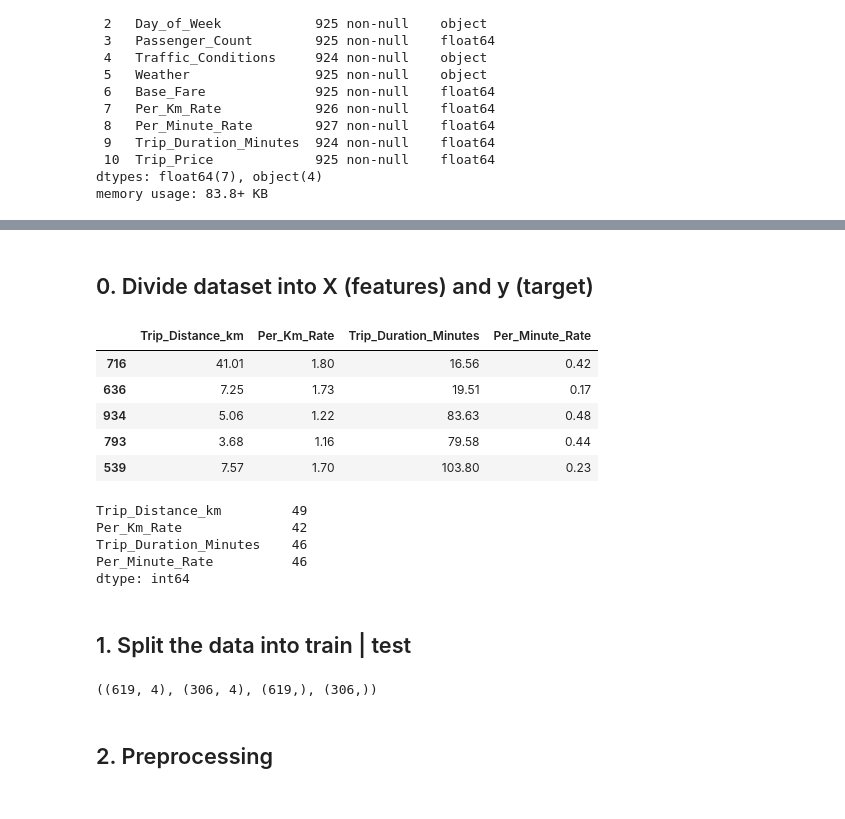
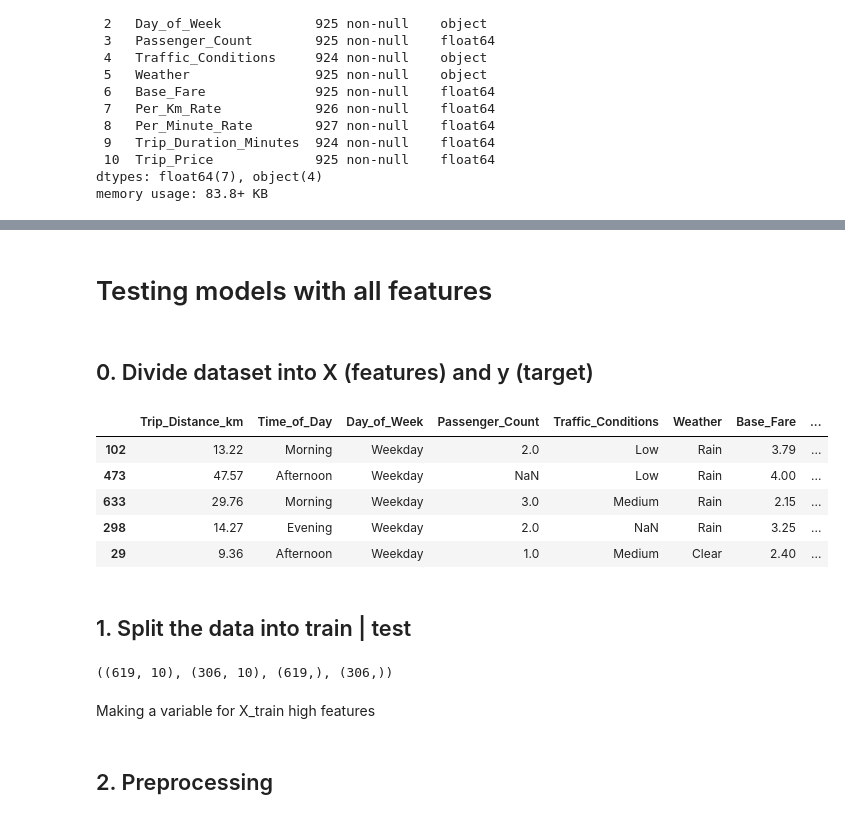
Before and after one commit to Josefin3647/taxi_prediction_fullstack_josefin, a Jupyter notebook: src/taxipred/model_development/model_dev.ipynb, the cells around one changed output, grey strips where cells are left out. Saved outputs shown, nothing was run; the diff lists cells and outputs as text; code cells hidden in the pictures.

Commit message:
Linear regression all features and high features finished

```diff
--- a/src/taxipred/model_development/model_dev.ipynb
+++ b/src/taxipred/model_development/model_dev.ipynb
@@ -93,24 +49,18 @@ memory usage: 86.7+ KB
+# %% [markdown]
+# Testing models with all features
 # %% [markdown]
 ## 0. Divide dataset into X (features) and y (target)
 # %%
-X, y = df_train[high_features], df_train["Trip_Price"]
+X, y = df_train.drop(columns="Trip_Price"), df_train["Trip_Price"]
 
 X.sample(5)
 # %% [output]
-|  | Trip_Distance_km | Per_Km_Rate | Trip_Duration_Minutes | Per_Minute_Rate |
-| 716 | 41.01 | 1.80 | 16.56 | 0.42 |
-| 636 | 7.25 | 1.73 | 19.51 | 0.17 |
-| 934 | 5.06 | 1.22 | 83.63 | 0.48 |
-| 793 | 3.68 | 1.16 | 79.58 | 0.44 |
-| 539 | 7.57 | 1.70 | 103.80 | 0.23 |
+|  | Trip_Distance_km | Time_of_Day | Day_of_Week | Passenger_Count | Traffic_Conditions | Weather | Base_Fare | ... |
+| 102 | 13.22 | Morning | Weekday | 2.0 | Low | Rain | 3.79 | ... |
+| 473 | 47.57 | Afternoon | Weekday | NaN | Low | Rain | 4.00 | ... |
+| 633 | 29.76 | Morning | Weekday | 3.0 | Medium | Rain | 2.15 | ... |
+| 298 | 14.27 | Evening | Weekday | 2.0 | NaN | Rain | 3.25 | ... |
+| 29 | 9.36 | Afternoon | Weekday | 1.0 | Medium | Clear | 2.40 | ... |
-# %%
-X.isna().sum()
-# %% [output]
-Trip_Distance_km         49
-Per_Km_Rate              42
-Trip_Duration_Minutes    46
-Per_Minute_Rate          46
-dtype: int64
 # %% [markdown]
 ## 1. Split the data into train | test
 # %%
@@ -120,4 +70,6 @@ X_train, X_test, y_train, y_test = train_test_split(
 
 X_train.shape, X_test.shape, y_train.shape, y_test.shape
 # %% [output]
-((619, 4), (306, 4), (619,), (306,))
+((619, 10), (306, 10), (619,), (306,))
+# %% [markdown]
+Making a variable for X_train high features
```
Also changed, not shown: parts of 30 cells of this notebook.
